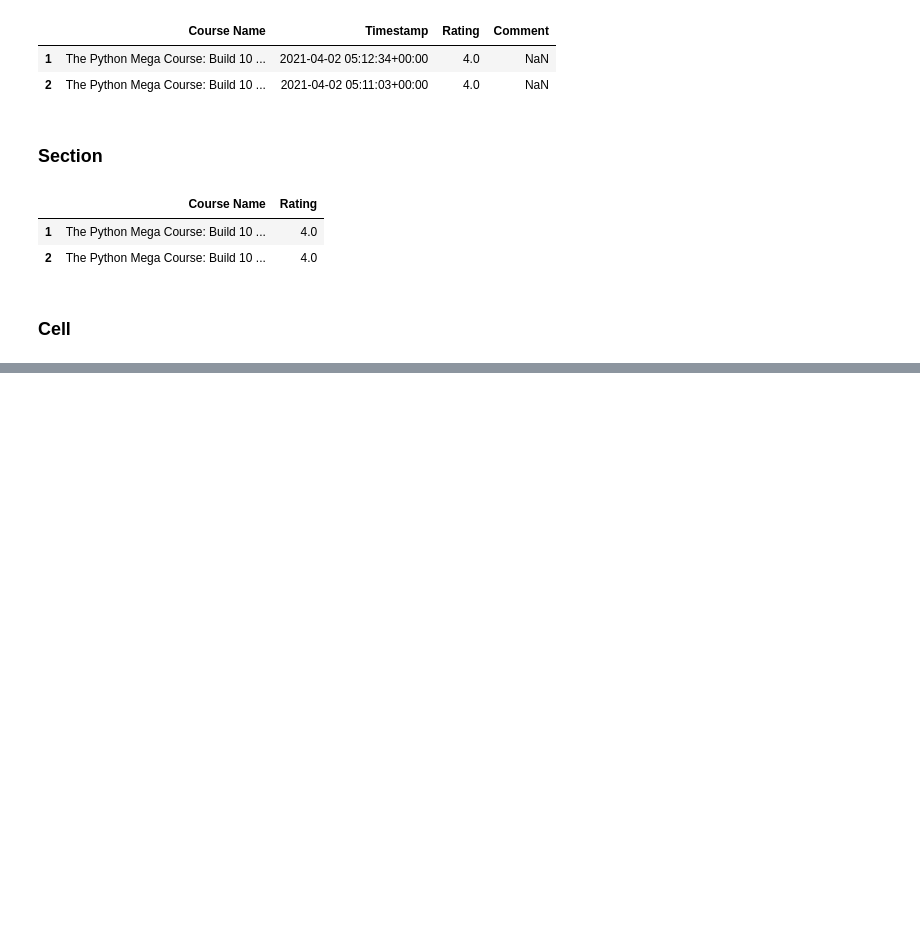
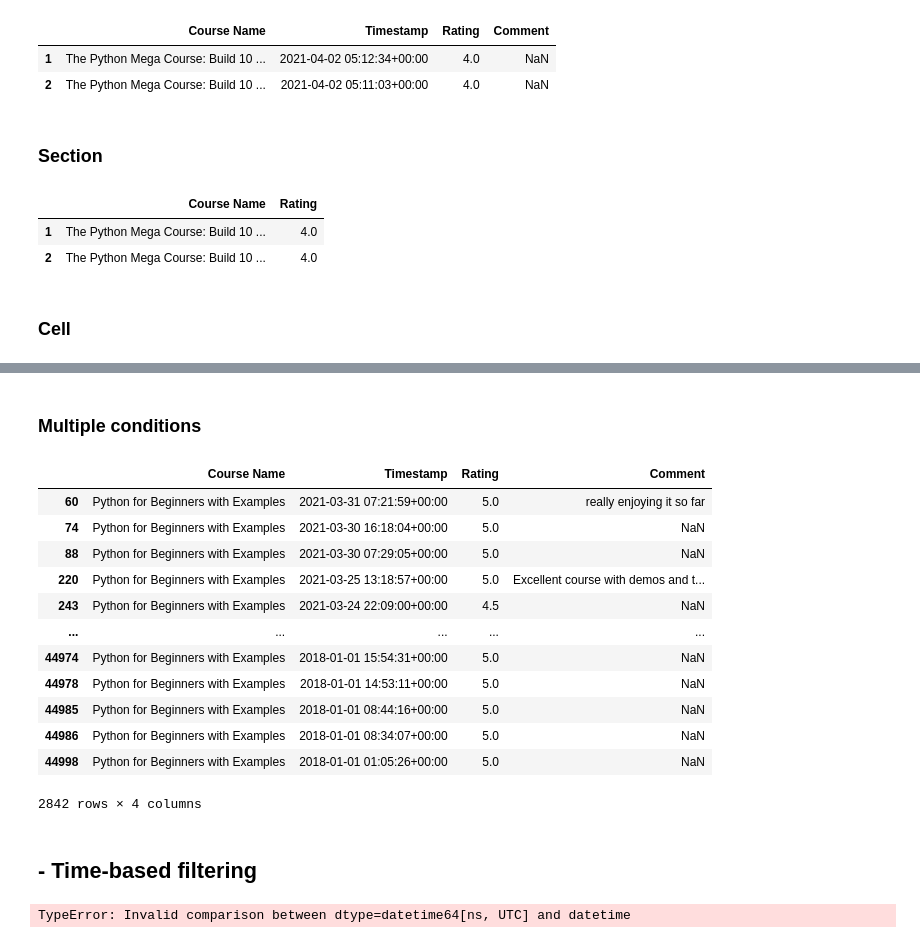
Before and after one commit to danbortolato/data-analysis, a Jupyter notebook: review_analysis/reviews.ipynb, the cells around one changed output, grey strips where cells are left out. Drawn from its saved outputs; the diff is of its cells as text; code cells hidden in the pictures; blank space fills up the shorter version.

```diff
--- a/review_analysis/reviews.ipynb
+++ b/review_analysis/reviews.ipynb
@@ -96,0 +126,24 @@ data['Timestamp'].iloc
+# %% [markdown]
+### Multiple conditions
+# %%
+data[(data['Rating'] > 4) & (data['Course Name'] == 'Python for Beginners with Examples')]
+# %% [output]
+|  | Course Name | Timestamp | Rating | Comment |
+| 60 | Python for Beginners with Examples | 2021-03-31 07:21:59+00:00 | 5.0 | really enjoying it so far |
+| 74 | Python for Beginners with Examples | 2021-03-30 16:18:04+00:00 | 5.0 | NaN |
+| 88 | Python for Beginners with Examples | 2021-03-30 07:29:05+00:00 | 5.0 | NaN |
+| 220 | Python for Beginners with Examples | 2021-03-25 13:18:57+00:00 | 5.0 | Excellent course with demos and t... |
+| 243 | Python for Beginners with Examples | 2021-03-24 22:09:00+00:00 | 4.5 | NaN |
+| ... | ... | ... | ... | ... |
+| 44974 | Python for Beginners with Examples | 2018-01-01 15:54:31+00:00 | 5.0 | NaN |
+| 44978 | Python for Beginners with Examples | 2018-01-01 14:53:11+00:00 | 5.0 | NaN |
+| 44985 | Python for Beginners with Examples | 2018-01-01 08:44:16+00:00 | 5.0 | NaN |
+| 44986 | Python for Beginners with Examples | 2018-01-01 08:34:07+00:00 | 5.0 | NaN |
+| 44998 | Python for Beginners with Examples | 2018-01-01 01:05:26+00:00 | 5.0 | NaN |
+2842 rows × 4 columns
+# %% [markdown]
+## - Time-based filtering
+# %%
+data[(data['Timestamp'] >= datetime(2020, 7, 1)) & (data['Timestamp'] <= datetime(2020, 12, 31))]
+# %% [output]
+TypeError: Invalid comparison between dtype=datetime64[ns, UTC] and datetime
```
Also changed, not shown: parts of 7 cells of this notebook.
